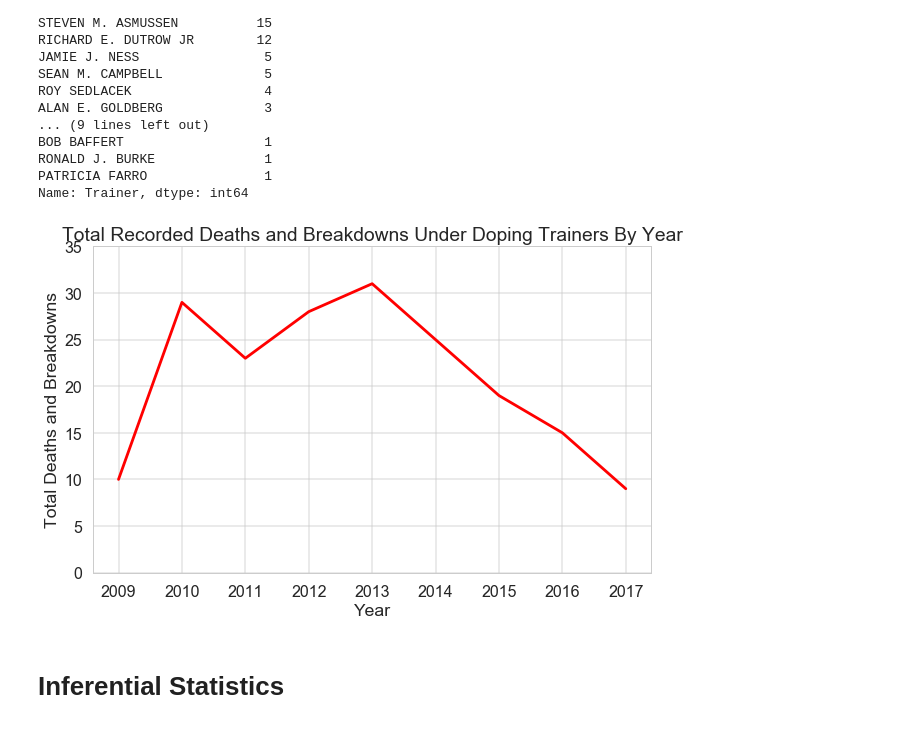
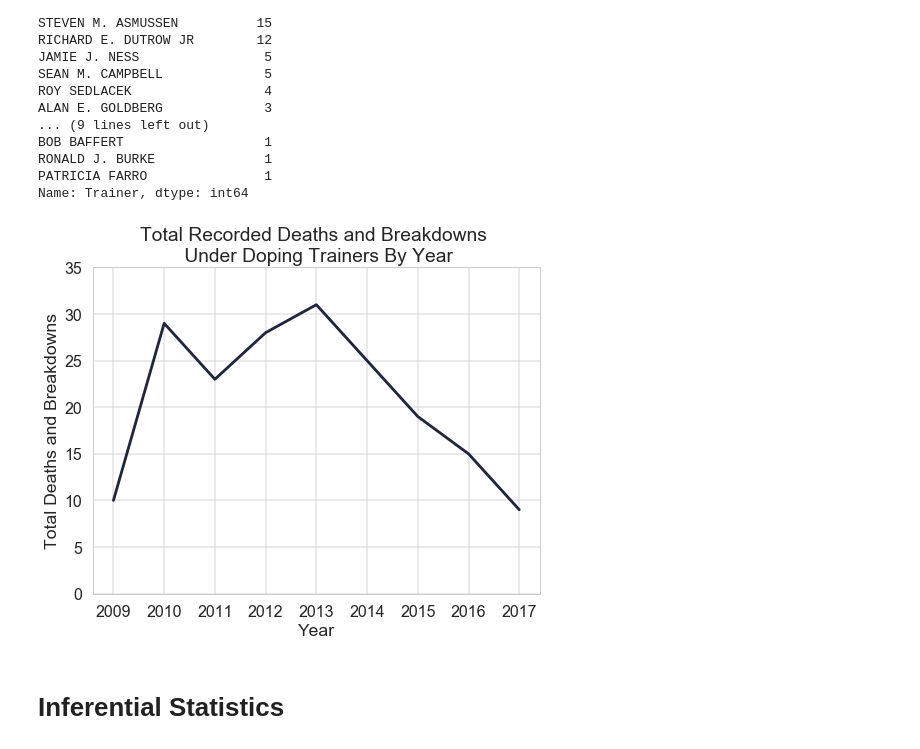
Before and after one commit to isabelvanzijl/Capstone-Project-1, a Jupyter notebook: Final_Analysis_Code.ipynb, the cells around one changed output. Drawn from its saved outputs; the diff is of its cells as text; code cells hidden in the pictures.

```diff
--- a/Final_Analysis_Code.ipynb
+++ b/Final_Analysis_Code.ipynb
@@ -6,18 +6,26 @@ import scipy as sp
 from scipy import stats
 import seaborn as sns
 import matplotlib.pyplot as plt
+
 import sklearn.model_selection
 from sklearn import preprocessing
 from sklearn.linear_model import LogisticRegression
 from sklearn.cross_validation import train_test_split
 from sklearn import model_selection
 from sklearn.model_selection import cross_val_score
+from sklearn.metrics import confusion_matrix
+from sklearn.metrics import classification_report
+from sklearn.metrics import roc_auc_score
+from sklearn.metrics import roc_curve
+from sklearn.ensemble import RandomForestClassifier
+from sklearn.metrics import accuracy_score
+from sklearn.ensemble import ExtraTreesClassifier
 import statsmodels.api as sm
 import statsmodels.formula.api as smf
 
 
 %matplotlib  inline
-sns.set_color_codes("pastel")
+pal = sns.set_palette(sns.cubehelix_palette(8, start=.2, rot=-.75, reverse=True))
 # %% [markdown]
 # Data Wrangling
 
@@ -659,18 +668,18 @@ Name: Trainer, dtype: int64
 # %%
 # calculate how many horses had incidents each year under doping trainers
 doped_horses_year = doping_trainers.groupby('Year')['Year'].count().reset_index(name='Count')
 
 # plot the yearly totals of horses that broke down or died for trainers with a history of doping
-_ = plt.figure(figsize=(10,6))
-_ = plt.plot(doped_horses_year['Year'],doped_horses_year['Count'], color='red')
+_ = plt.figure(figsize=(8,6))
+_ = plt.plot(doped_horses_year['Year'],doped_horses_year['Count'])
 _ = plt.xlabel('Year')
 _ = plt.ylabel('Total Deaths and Breakdowns')
-_ = plt.title('Total Recorded Deaths and Breakdowns Under Doping Trainers By Year')
+_ = plt.title('Total Recorded Deaths and Breakdowns \n Under Doping Trainers By Year')
 _ = plt.yticks([0,5,10,15,20,25,30,35])
 _ = plt.grid(alpha=.5)
 plt.show()
 # %% [output]
-[figure, old version]
+[figure, new version]
 # %% [markdown]
 # Inferential Statistics
 # %% [markdown]
```
Also changed, not shown: parts of 27 cells of this notebook.
